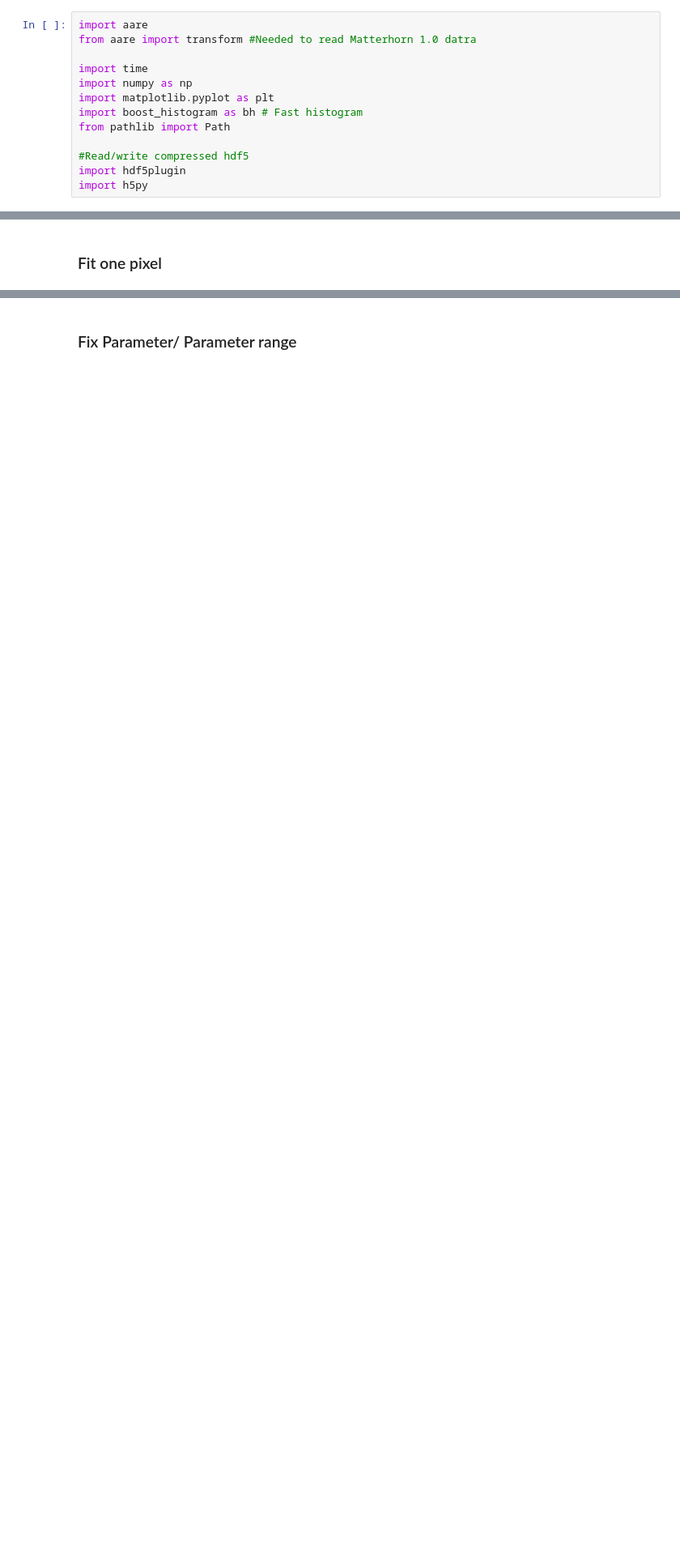
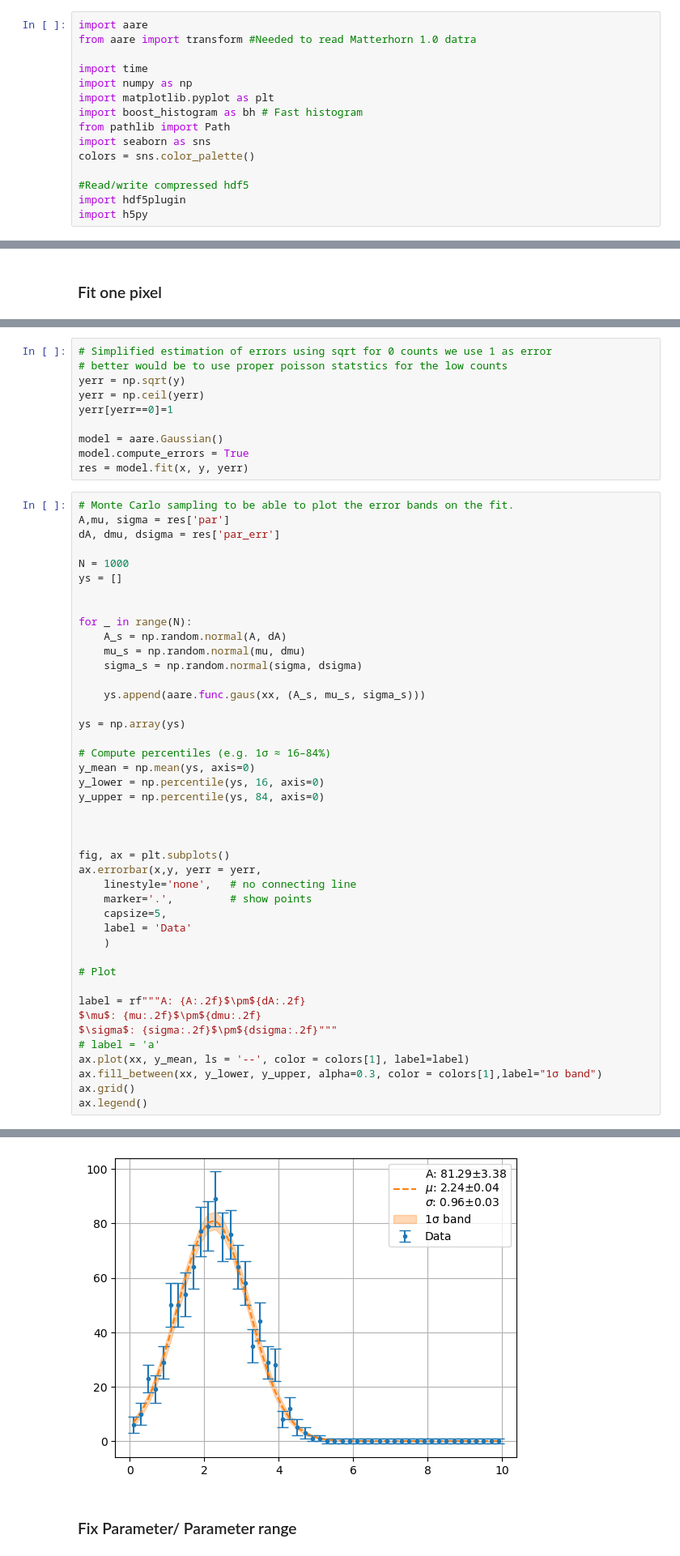
Before and after one commit to slsdetectorgroup/aare-notebooks, a Jupyter notebook: 25-MinuitFit.ipynb, the cells around one changed output, grey strips where cells are left out. Shown at 81% size. Cells and saved outputs as stored; diff of their text form; blank space fills up the shorter version.

Commit message:
added errors

```diff
--- a/25-MinuitFit.ipynb
+++ b/25-MinuitFit.ipynb
@@ -7,6 +12,8 @@ import numpy as np
 import matplotlib.pyplot as plt
 import boost_histogram as bh # Fast histogram
 from pathlib import Path
+import seaborn as sns
+colors = sns.color_palette()
 
 #Read/write compressed hdf5
 import hdf5plugin
@@ -54,0 +63,54 @@ ax.grid()
+# %%
+# Simplified estimation of errors using sqrt for 0 counts we use 1 as error
+# better would be to use proper poisson statstics for the low counts
+yerr = np.sqrt(y)
+yerr = np.ceil(yerr)
+yerr[yerr==0]=1
+
+model = aare.Gaussian()
+model.compute_errors = True
+res = model.fit(x, y, yerr)
+# %%
+# Monte Carlo sampling to be able to plot the error bands on the fit.
+A,mu, sigma = res['par']
+dA, dmu, dsigma = res['par_err']
+
+N = 1000
+ys = []
+
+
+for _ in range(N):
+    A_s = np.random.normal(A, dA)
+    mu_s = np.random.normal(mu, dmu)
+    sigma_s = np.random.normal(sigma, dsigma)
+
+    ys.append(aare.func.gaus(xx, (A_s, mu_s, sigma_s)))
+
+ys = np.array(ys)
+
+# Compute percentiles (e.g. 1σ ≈ 16–84%)
+y_mean = np.mean(ys, axis=0)
+y_lower = np.percentile(ys, 16, axis=0)
+y_upper = np.percentile(ys, 84, axis=0)
+
+
+
+fig, ax = plt.subplots()
+ax.errorbar(x,y, yerr = yerr,
+    linestyle='none',   # no connecting line
+    marker='.',         # show points
+    capsize=5,
+    label = 'Data'
+    )
+
+# Plot
+
+label = rf"""A: {A:.2f}$\pm${dA:.2f}
+$\mu$: {mu:.2f}$\pm${dmu:.2f}
+$\sigma$: {sigma:.2f}$\pm${dsigma:.2f}"""
+# label = 'a'
+ax.plot(xx, y_mean, ls = '--', color = colors[1], label=label)
+ax.fill_between(xx, y_lower, y_upper, alpha=0.3, color = colors[1],label="1σ band")
+ax.grid()
+ax.legend()
+# %% [output]
@@ -55,3 +118,4 @@ ax.grid()
+[figure, added]
 # %% [markdown]
 ### Fix Parameter/ Parameter range
 # %%
```
Also changed, not shown: parts of 9 cells of this notebook.
